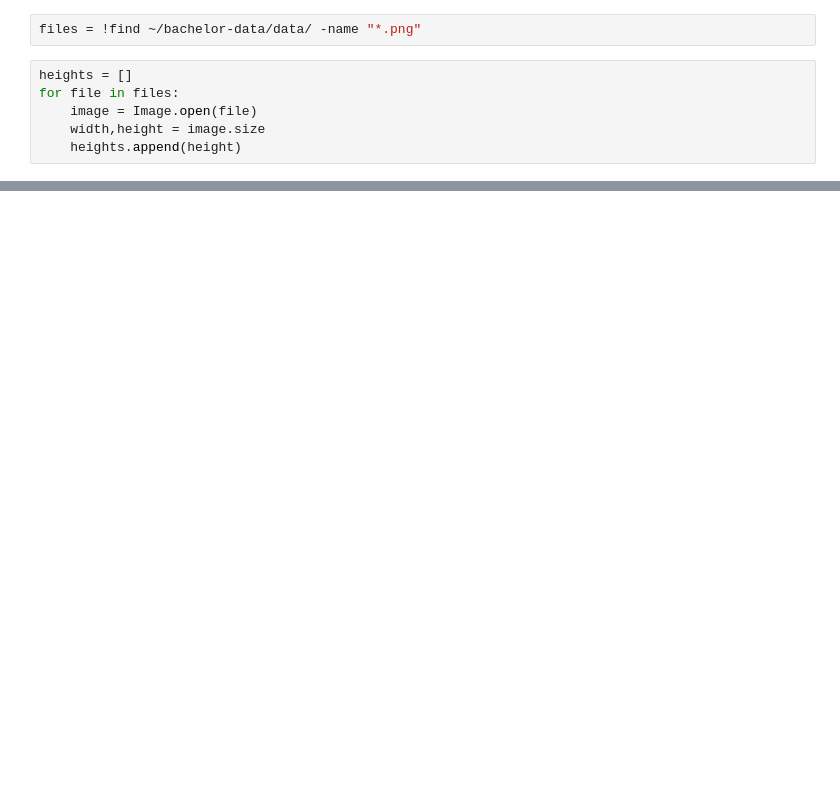
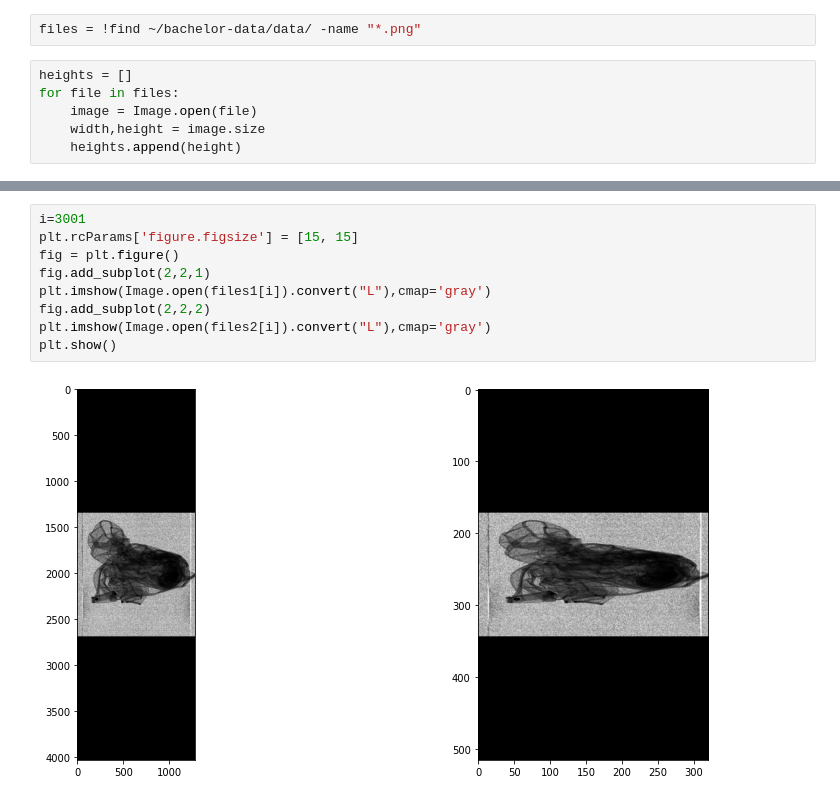
Before and after one commit to LasseGoransson/bachelor-code, a Jupyter notebook: evaluator/Image stats.ipynb, the cells around one changed output, grey strips where cells are left out. Drawn from its saved outputs; the diff is of its cells as text; blank space fills up the shorter version.

```diff
--- a/evaluator/Image stats.ipynb
+++ b/evaluator/Image stats.ipynb
@@ -50,0 +61,11 @@ print(1280/4)
+# %%
+i=3001
+plt.rcParams['figure.figsize'] = [15, 15]
+fig = plt.figure()
+fig.add_subplot(2,2,1)
+plt.imshow(Image.open(files1[i]).convert("L"),cmap='gray')
+fig.add_subplot(2,2,2)
+plt.imshow(Image.open(files2[i]).convert("L"),cmap='gray')
+plt.show()
+# %% [output]
+[figure, added]
```
Also changed, not shown: parts of 5 cells of this notebook.
